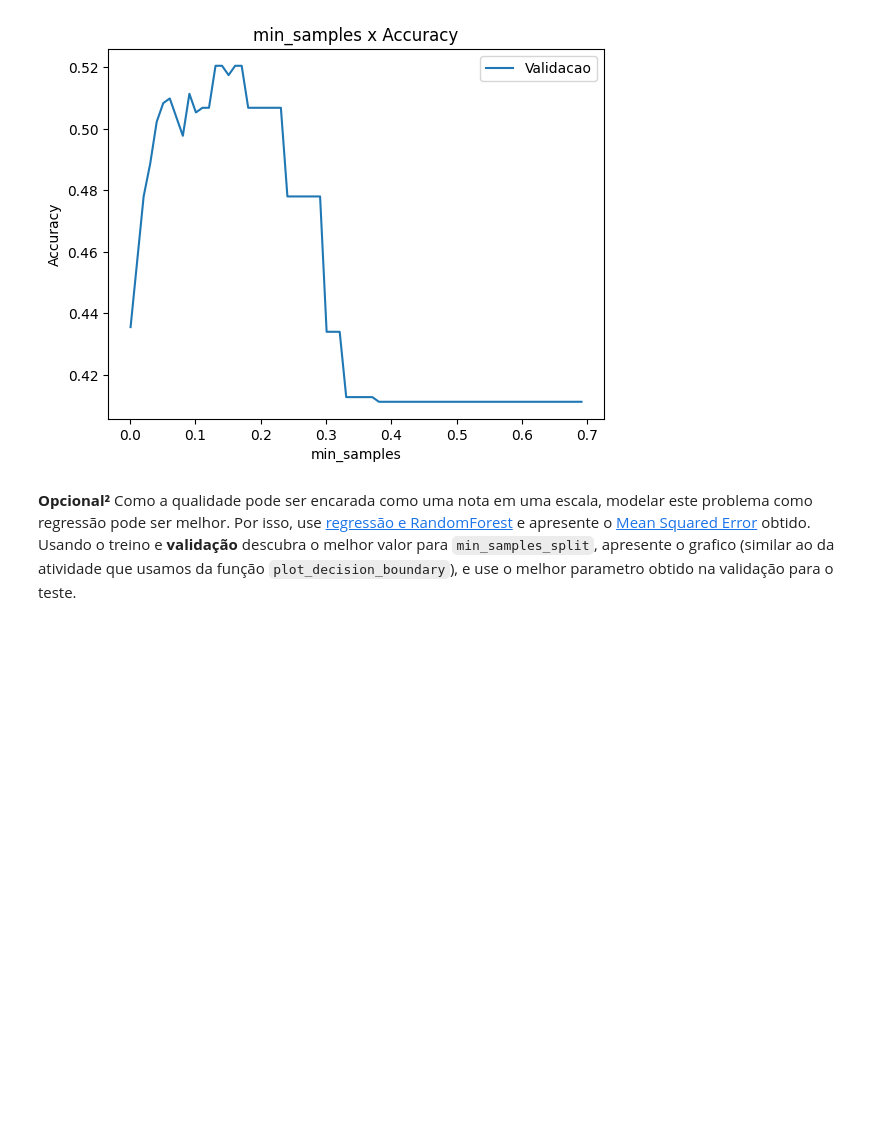
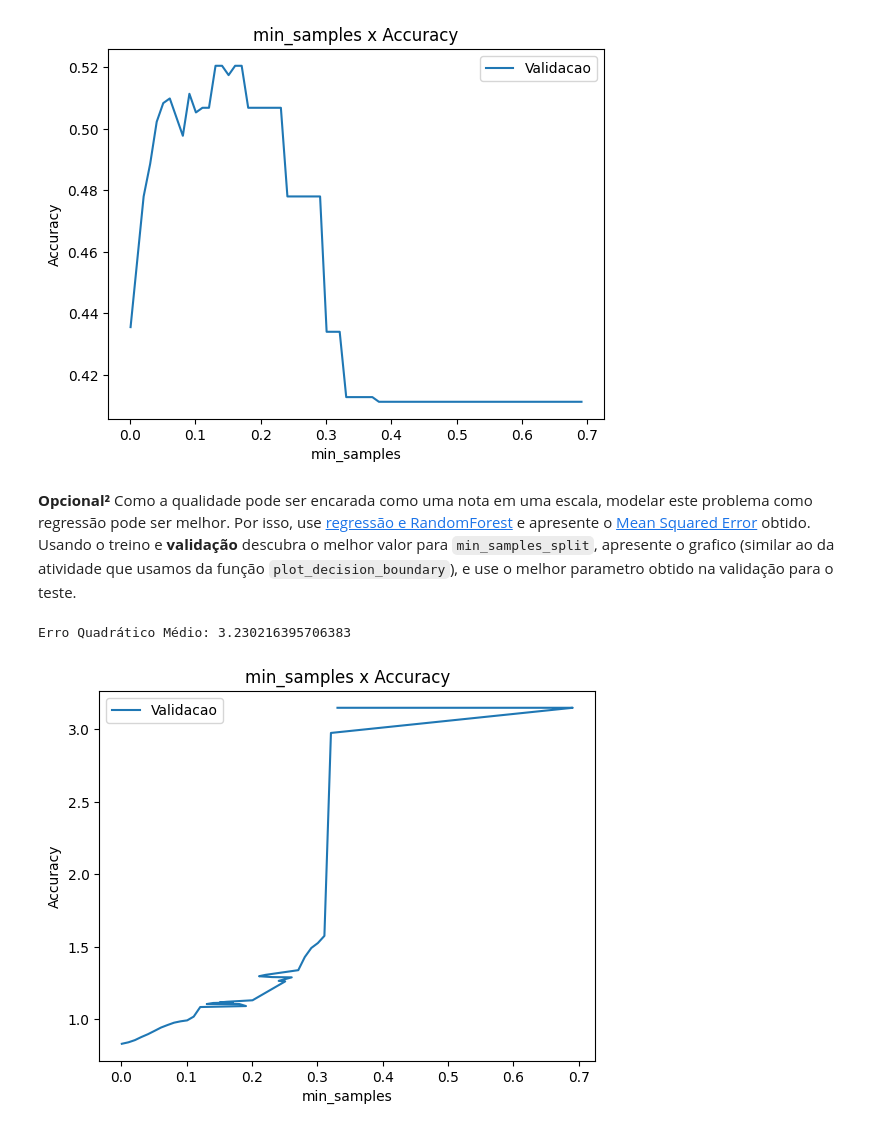
Before and after one commit to vnszero/machine-learning-algorithms, a Jupyter notebook: ap-de-maquina-cefetmg-overfitting-master/Overfitting.ipynb, the cells around one changed output. Cells and saved outputs as stored; diff of their text form; code cells hidden in the pictures; blank space fills up the shorter version.

```diff
--- a/ap-de-maquina-cefetmg-overfitting-master/Overfitting.ipynb
+++ b/ap-de-maquina-cefetmg-overfitting-master/Overfitting.ipynb
@@ -329,32 +329,37 @@ class_mapping = {
 y_numeric = y_treino.map(class_mapping)
 
 # Dividindo os dados em 80% para treinamento e 20% para teste para regressão
 x_train_reg, x_test_reg, y_train_reg, y_test_reg = train_test_split(x_treino, y_numeric, test_size=0.20, random_state=42)
 x_test_reg, x_val_reg, y_test_reg, y_val_reg = train_test_split(x_test_reg, y_test_reg, test_size=0.50, random_state=42)
 
 for min_samples in np.arange(0.001,0.7,0.01):
     random_forest_regressor = RandomForestRegressor(random_state=42, min_samples_leaf=min_samples)
     random_forest_regressor.fit(x_train_reg, y_train_reg)
     regressao_previsao = random_forest_regressor.predict(x_val_reg)
     acuracia = mean_squared_error(y_val_reg, regressao_previsao)
     min_samples_acuracia[min_samples] = acuracia
 
-min_samples_acuracia_sorted = sorted(min_samples_acuracia.items(), key=lambda x:x[1], reverse=True) # ordena pela melhor acuracia
+min_samples_acuracia_sorted = sorted(min_samples_acuracia.items()) # ordena pela melhor acuracia
 
 x, y = zip(*min_samples_acuracia_sorted) # divide em duas tuplas
 plt.plot(x, y, label='Validacao')
 plt.title("min_samples x Accuracy")
 plt.ylabel("Accuracy")
 plt.xlabel("min_samples")
 plt.legend()
 
+min_samples_acuracia_sorted_por_acuracia = sorted(min_samples_acuracia.items(), key=lambda x:x[1], reverse=True)
+
 # Treinando um modelo de regressão de floresta aleatória (Random Forest)
-random_forest_regressor = RandomForestRegressor(random_state=42, min_samples_leaf=min_samples_acuracia_sorted[0][0])
+random_forest_regressor = RandomForestRegressor(random_state=42, min_samples_leaf=min_samples_acuracia_sorted_por_acuracia[0][0])
 random_forest_regressor.fit(x_train_reg, y_train_reg)
 
 # Fazendo a previsão nos dados de teste
 regressao_previsao = random_forest_regressor.predict(x_test_reg)
 
 # Calculando o Erro Quadrático Médio (MSE)
 mse = mean_squared_error(y_test_reg, regressao_previsao)
 print(f"Erro Quadrático Médio: {mse}")
+# %% [output]
+Erro Quadrático Médio: 3.230216395706383
+[figure, added]
```
